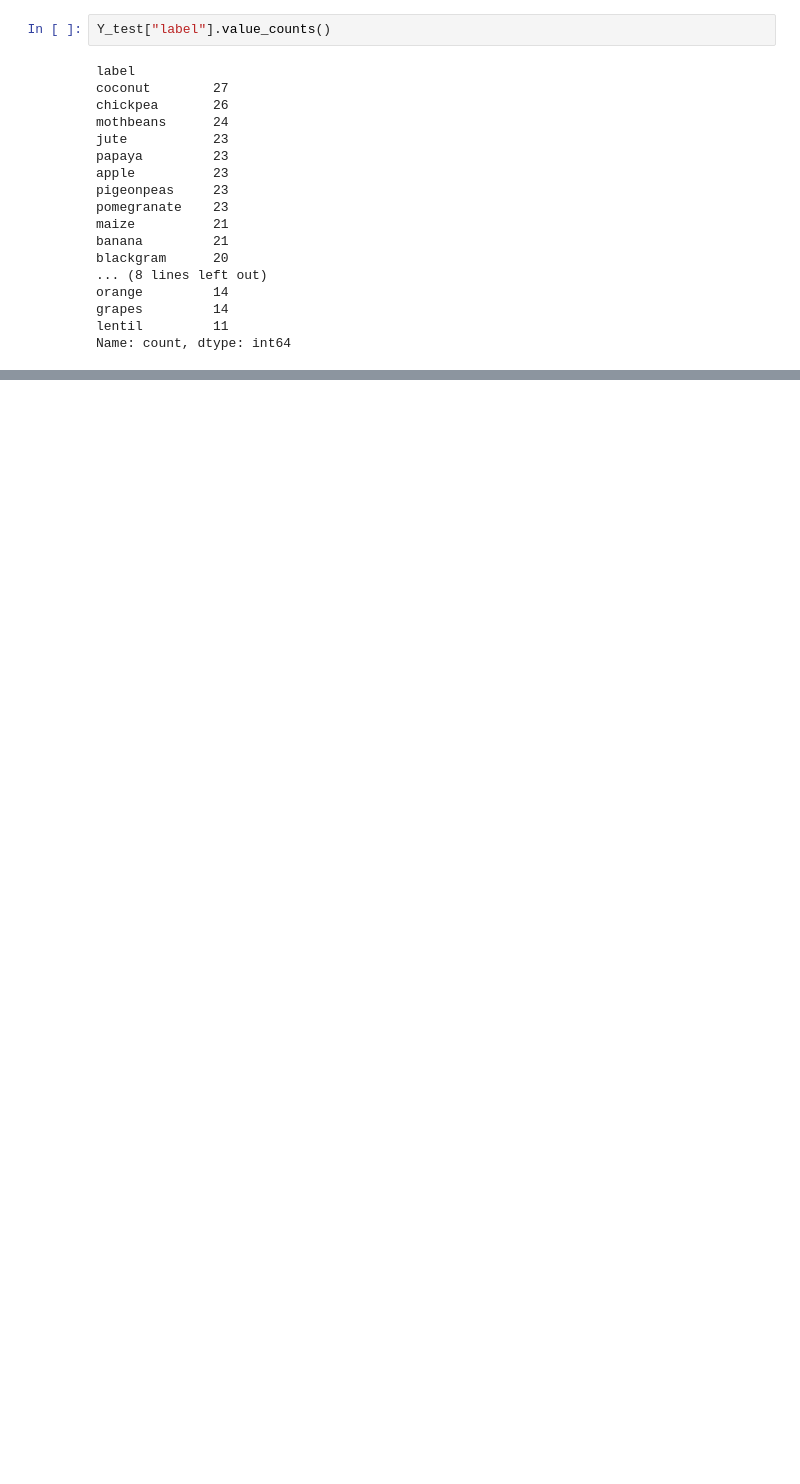
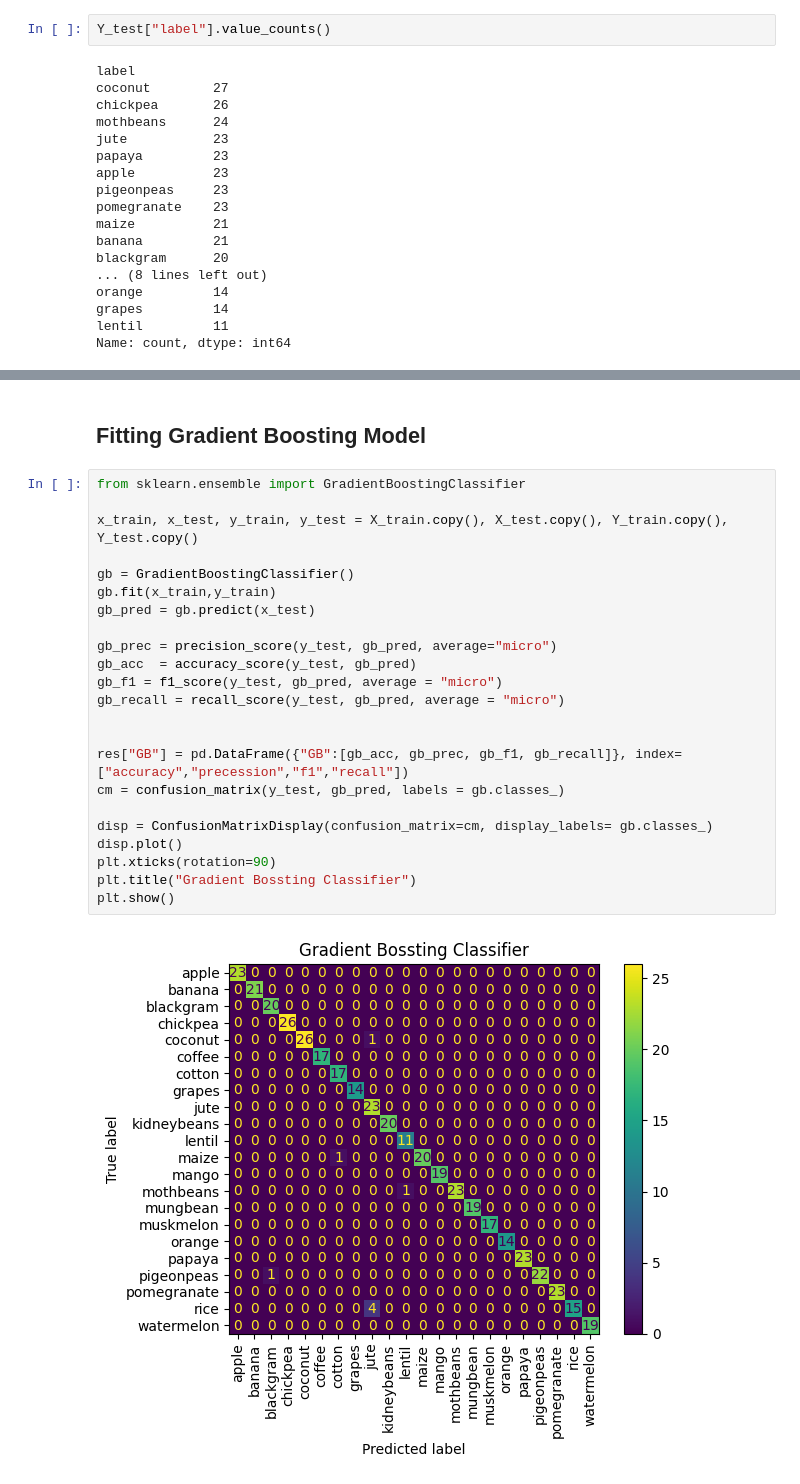
Before and after one commit to soumyasinghal2001/Crop_Recommendation, a Jupyter notebook: Crop_Recommendation.ipynb, the cells around one changed output, grey strips where cells are left out. Cells and saved outputs as stored; diff of their text form; blank space fills up the shorter version.

```diff
--- a/Crop_Recommendation.ipynb
+++ b/Crop_Recommendation.ipynb
@@ -291,0 +394,27 @@ plt.show()
+# %% [markdown]
+## Fitting Gradient Boosting Model
+# %%
+from sklearn.ensemble import GradientBoostingClassifier
+
+x_train, x_test, y_train, y_test = X_train.copy(), X_test.copy(), Y_train.copy(), Y_test.copy()
+
+gb = GradientBoostingClassifier()
+gb.fit(x_train,y_train)
+gb_pred = gb.predict(x_test)
+
+gb_prec = precision_score(y_test, gb_pred, average="micro")
+gb_acc  = accuracy_score(y_test, gb_pred)
+gb_f1 = f1_score(y_test, gb_pred, average = "micro")
+gb_recall = recall_score(y_test, gb_pred, average = "micro")
+
+
+res["GB"] = pd.DataFrame({"GB":[gb_acc, gb_prec, gb_f1, gb_recall]}, index=["accuracy","precession","f1","recall"])
+cm = confusion_matrix(y_test, gb_pred, labels = gb.classes_)
+
+disp = ConfusionMatrixDisplay(confusion_matrix=cm, display_labels= gb.classes_)
+disp.plot()
+plt.xticks(rotation=90)
+plt.title("Gradient Bossting Classifier")
+plt.show()
+# %% [output]
+[figure, added]
```
Also changed, not shown: parts of 25 cells of this notebook, 2 other files.
